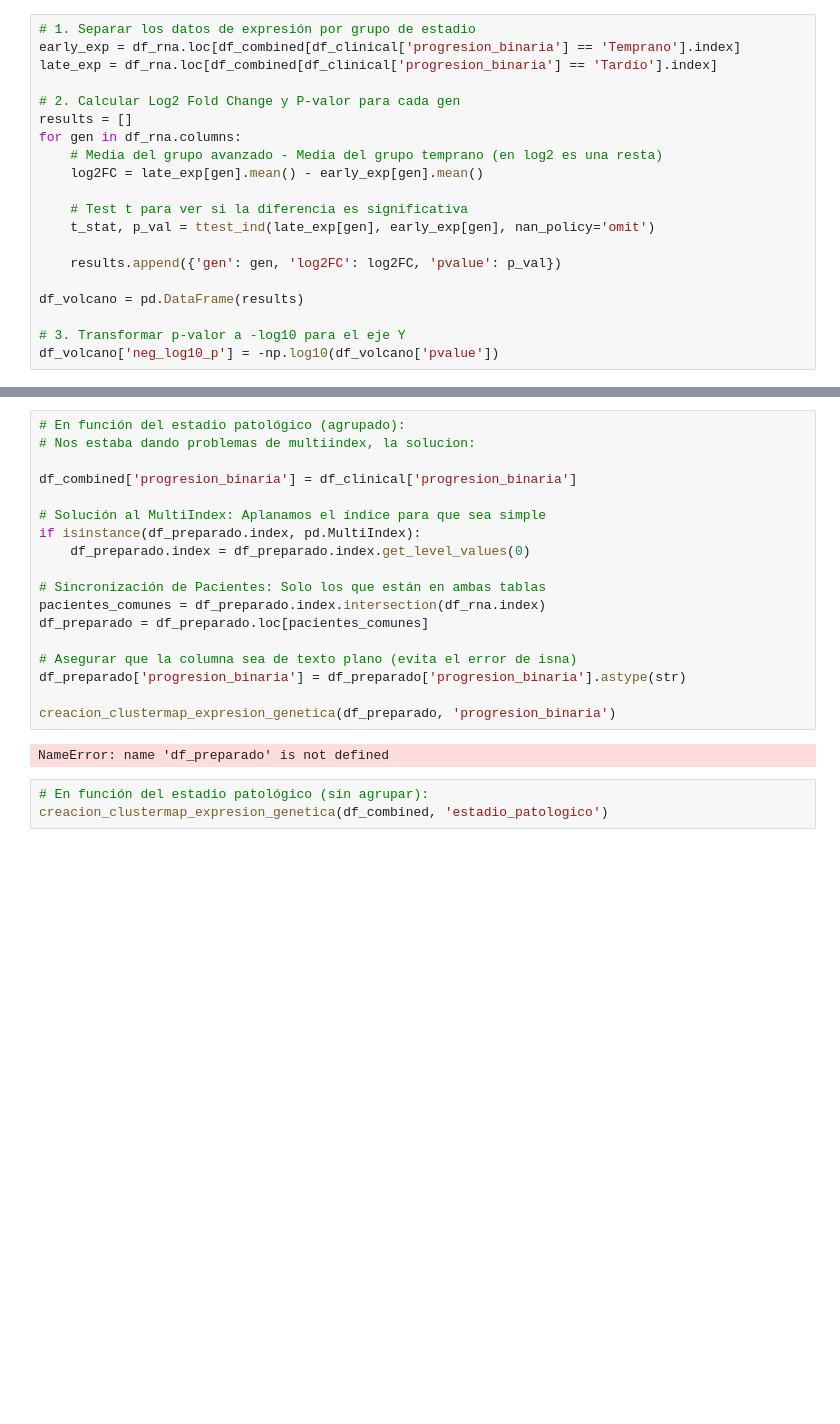
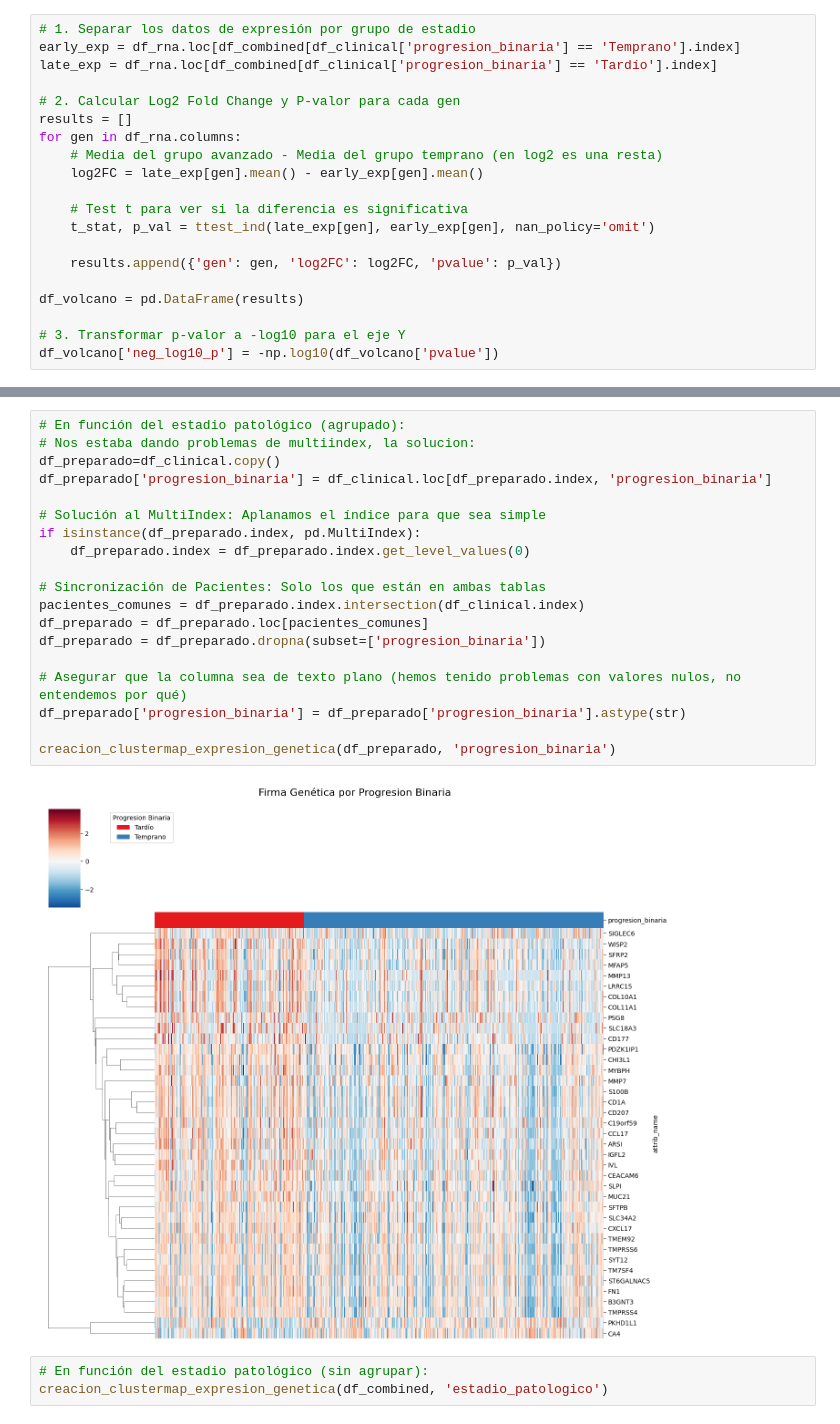
Before and after one commit to lolabarrios/Proyect_Break_EDA, a Jupyter notebook: codigo_EDA.ipynb, the cells around one changed output, grey strips where cells are left out. Drawn from its saved outputs; the diff is of its cells as text; blank space fills up the shorter version.

```diff
--- a/codigo_EDA.ipynb
+++ b/codigo_EDA.ipynb
@@ -1440,23 +1467,24 @@ Se han identificado 39 genes diferencialmente expresados.
 # %%
 # En función del estadio patológico (agrupado):
 # Nos estaba dando problemas de multiindex, la solucion:
-
-df_combined['progresion_binaria'] = df_clinical['progresion_binaria']
+df_preparado=df_clinical.copy()
+df_preparado['progresion_binaria'] = df_clinical.loc[df_preparado.index, 'progresion_binaria']
 
 # Solución al MultiIndex: Aplanamos el índice para que sea simple
 if isinstance(df_preparado.index, pd.MultiIndex):
     df_preparado.index = df_preparado.index.get_level_values(0)
 
 # Sincronización de Pacientes: Solo los que están en ambas tablas
-pacientes_comunes = df_preparado.index.intersection(df_rna.index)
+pacientes_comunes = df_preparado.index.intersection(df_clinical.index)
 df_preparado = df_preparado.loc[pacientes_comunes]
+df_preparado = df_preparado.dropna(subset=['progresion_binaria'])
 
-# Asegurar que la columna sea de texto plano (evita el error de isna)
+# Asegurar que la columna sea de texto plano (hemos tenido problemas con valores nulos, no entendemos por qué)
 df_preparado['progresion_binaria'] = df_preparado['progresion_binaria'].astype(str)
 
 creacion_clustermap_expresion_genetica(df_preparado, 'progresion_binaria')
 # %% [output]
-NameError: name 'df_preparado' is not defined
+[figure, added]
 # %%
 # En función del estadio patológico (sin agrupar):
 creacion_clustermap_expresion_genetica(df_combined, 'estadio_patologico')
```
Also changed, not shown: parts of 13 cells of this notebook.
